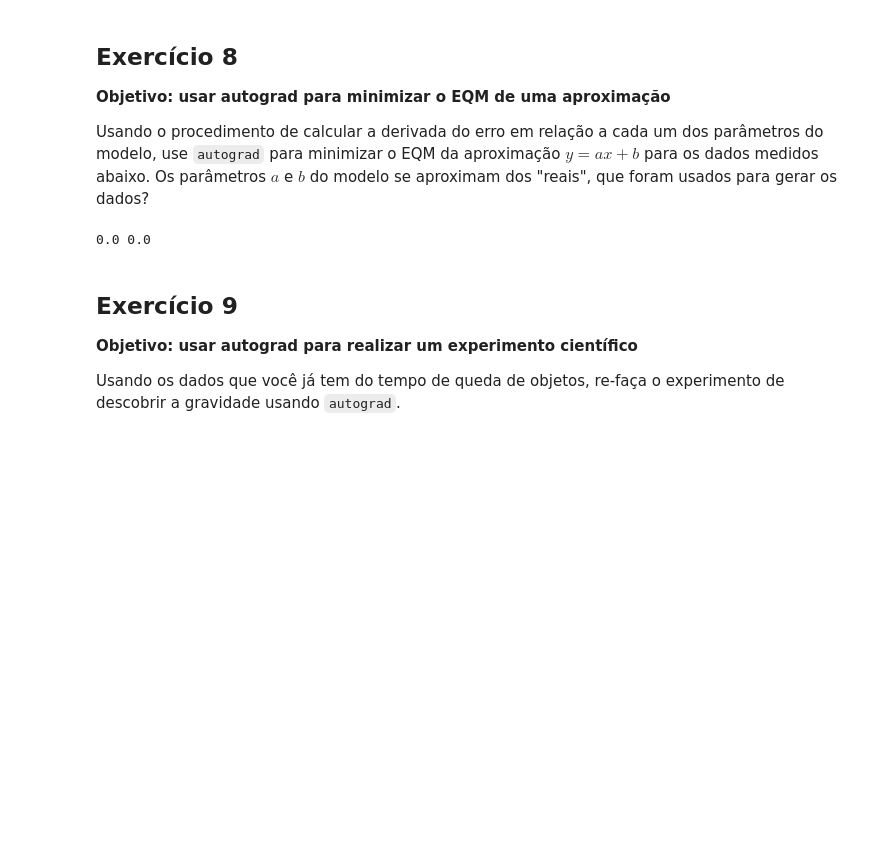
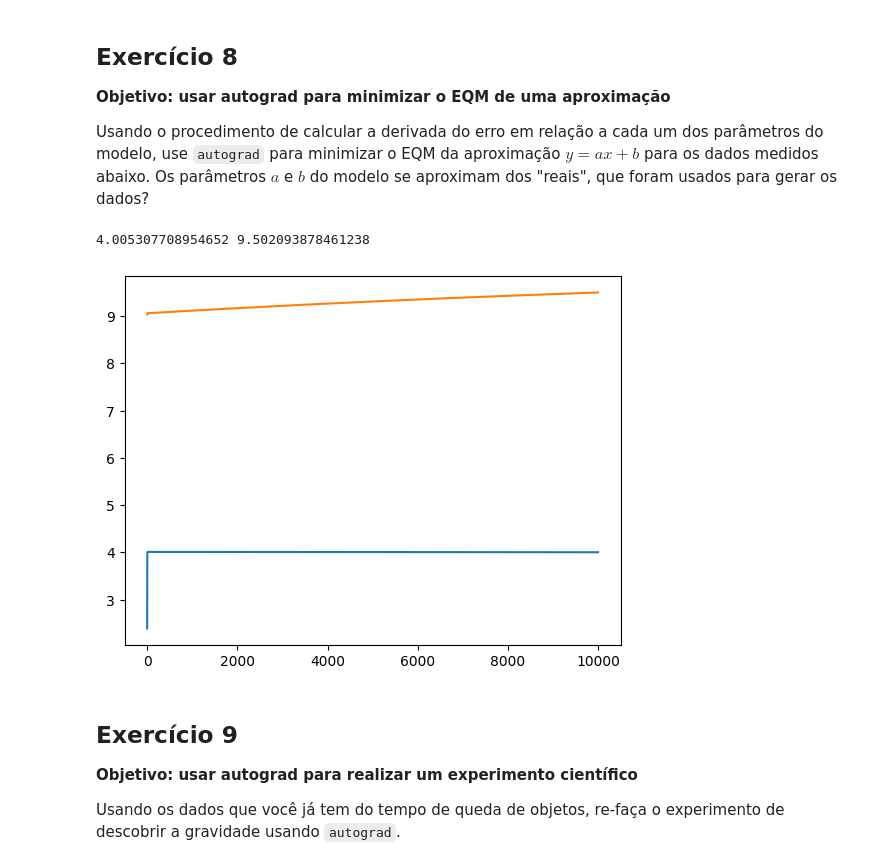
Before and after one commit to liviatanaka/alglin-alunos, a Jupyter notebook: 06-regressao_classificacao.ipynb, the cells around one changed output. Saved outputs shown, nothing was run; the diff lists cells and outputs as text; code cells hidden in the pictures; blank space fills up the shorter version.

```diff
--- a/06-regressao_classificacao.ipynb
+++ b/06-regressao_classificacao.ipynb
@@ -373,7 +389,7 @@ x = np.sort(x)
 y = a_real * x + b_real
 
 # Dados "medidos"
-ym = y + np.random.randn(y.shape[0])*250
+ym = y + np.random.randn(y.shape[0])
 # %%
 import autograd.numpy as np_
 from autograd import grad
@@ -381,22 +397,40 @@ from autograd import grad
 def erro( parametros ):
     a, b, x, y_medido = parametros
     yhat = a * x + b
-    mse = 0 # modifique esta linha!!
+    mse = np_.mean((yhat - y_medido)**2) # modifique esta linha!!
     return mse
 
 g = grad(erro)
 
-a_modelo, b_modelo = 0.0, 0.0
-alpha = 0.1
-for _ in range(100): # por 10 iterações...
-    pass
+
+a_modelo, b_modelo = 0.0, 9.0
+# print(g((a_modelo, b_modelo, x, ym)))
+alpha = 0.0001
+valores_a = []
+valores_b = []
+for _ in range(10000): # por 10 iterações...
     # Calcular gradiente
+    da, db, dx, dy = g((a_modelo, b_modelo, x, ym))
+    a_modelo = a_modelo - alpha * da
+    b_modelo = b_modelo - alpha * db
+    valores_a.append(a_modelo)
+    valores_b.append(b_modelo)
 
     # Modificar parametros do modelo para reduzir o erro
 
 print(a_modelo, b_modelo)
 # %% [output]
-0.0 0.0
+4.005307708954652 9.502093878461238
+# %%
+import matplotlib.pyplot as plt
+valores_a = np.array(valores_a)
+valores_b = np.array(valores_b)
+plt.figure
+plt.plot(valores_a)
+plt.plot(valores_b)
+plt.show()
+# %% [output]
+[figure, added]
 # %% [markdown]
 ## Exercício 9
 **Objetivo: usar autograd para realizar um experimento científico**
```
Also changed, not shown: parts of 18 cells of this notebook.
